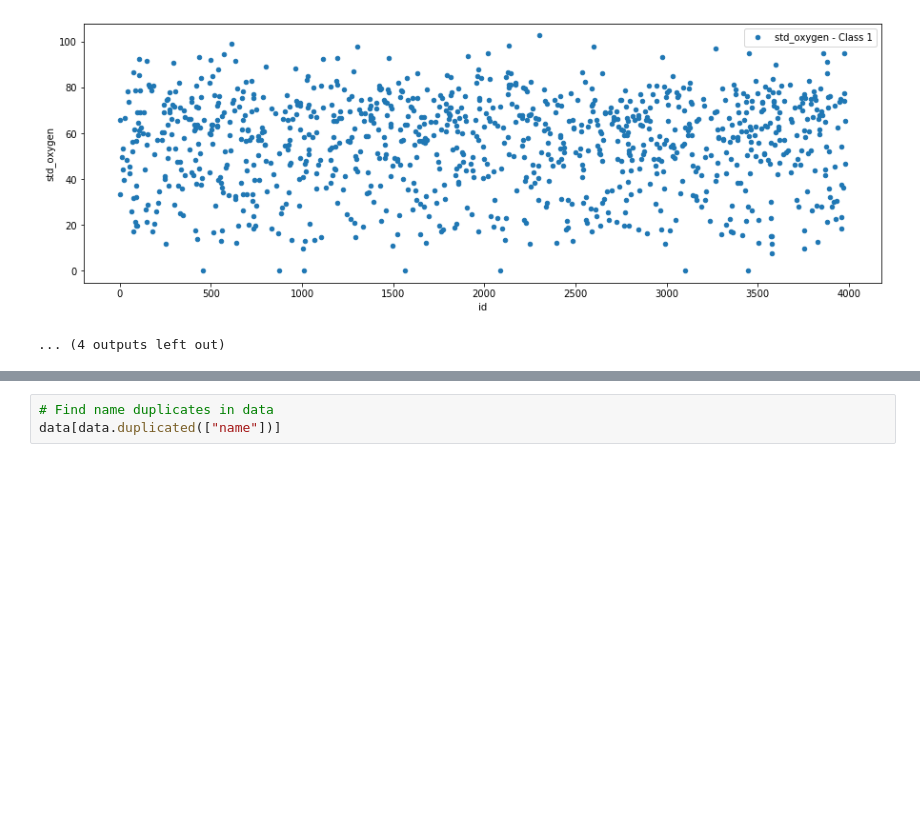
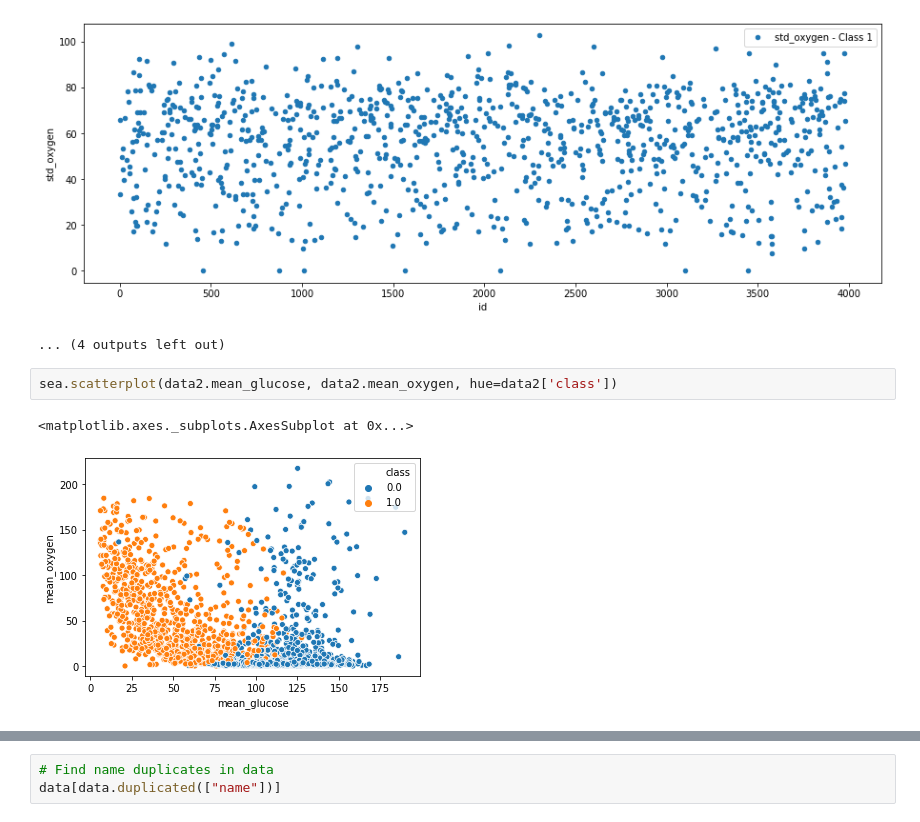
Before and after one commit to gyurix/IAU, a Jupyter notebook: iau.ipynb, the cells around one changed output, grey strips where cells are left out. Cells and saved outputs as stored; diff of their text form; blank space fills up the shorter version.

Commit message:
data analysis and compare

```diff
--- a/iau.ipynb
+++ b/iau.ipynb
@@ -344,3 +354,8 @@ for gl in [
 [figure]
 [figure]
 ... (4 outputs left out)
+# %%
+sea.scatterplot(data2.mean_glucose, data2.mean_oxygen, hue=data2['class'])
+# %% [output]
+<matplotlib.axes._subplots.AxesSubplot at 0x...>
+[figure, added]
```
Also changed, not shown: parts of 5 cells of this notebook.
